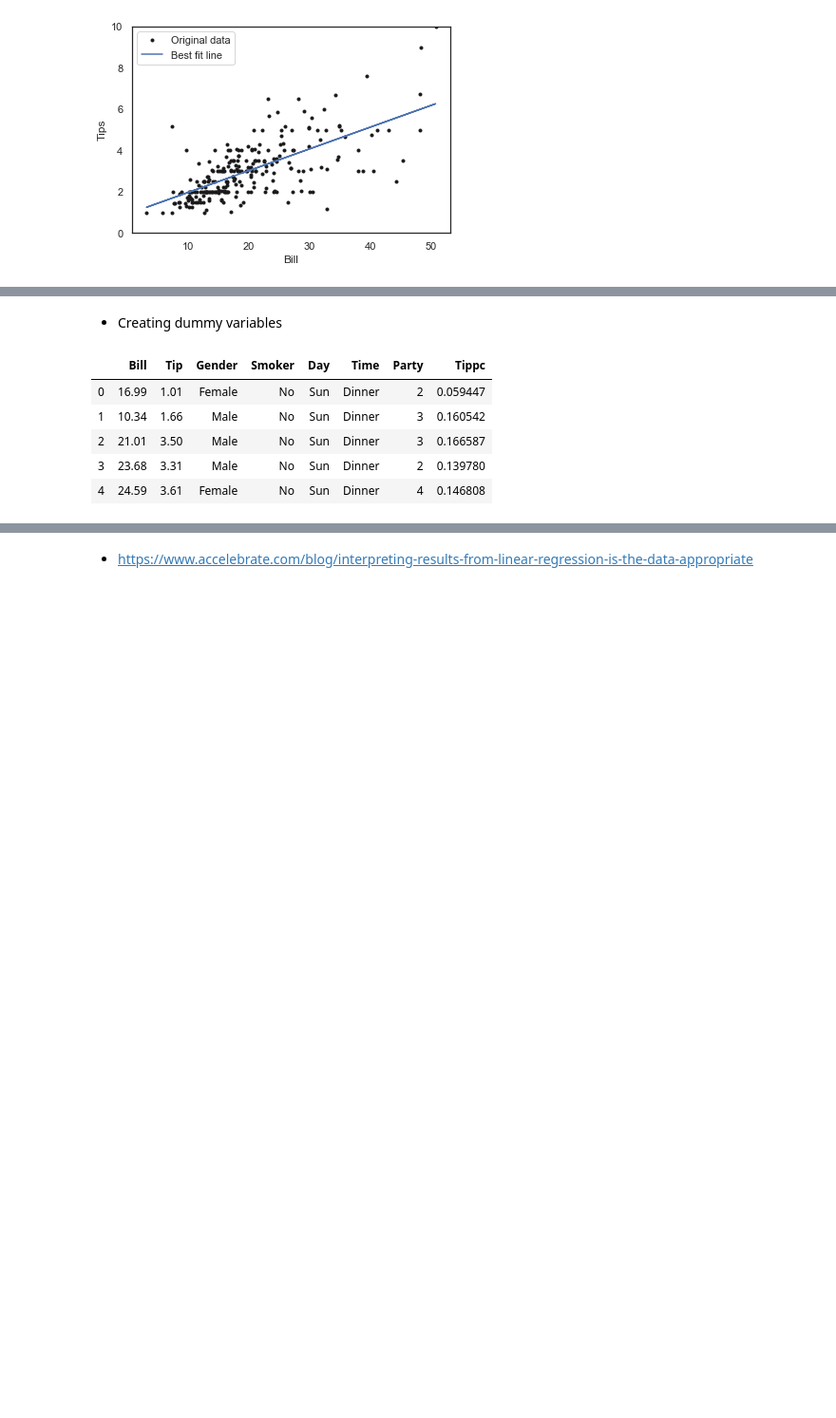
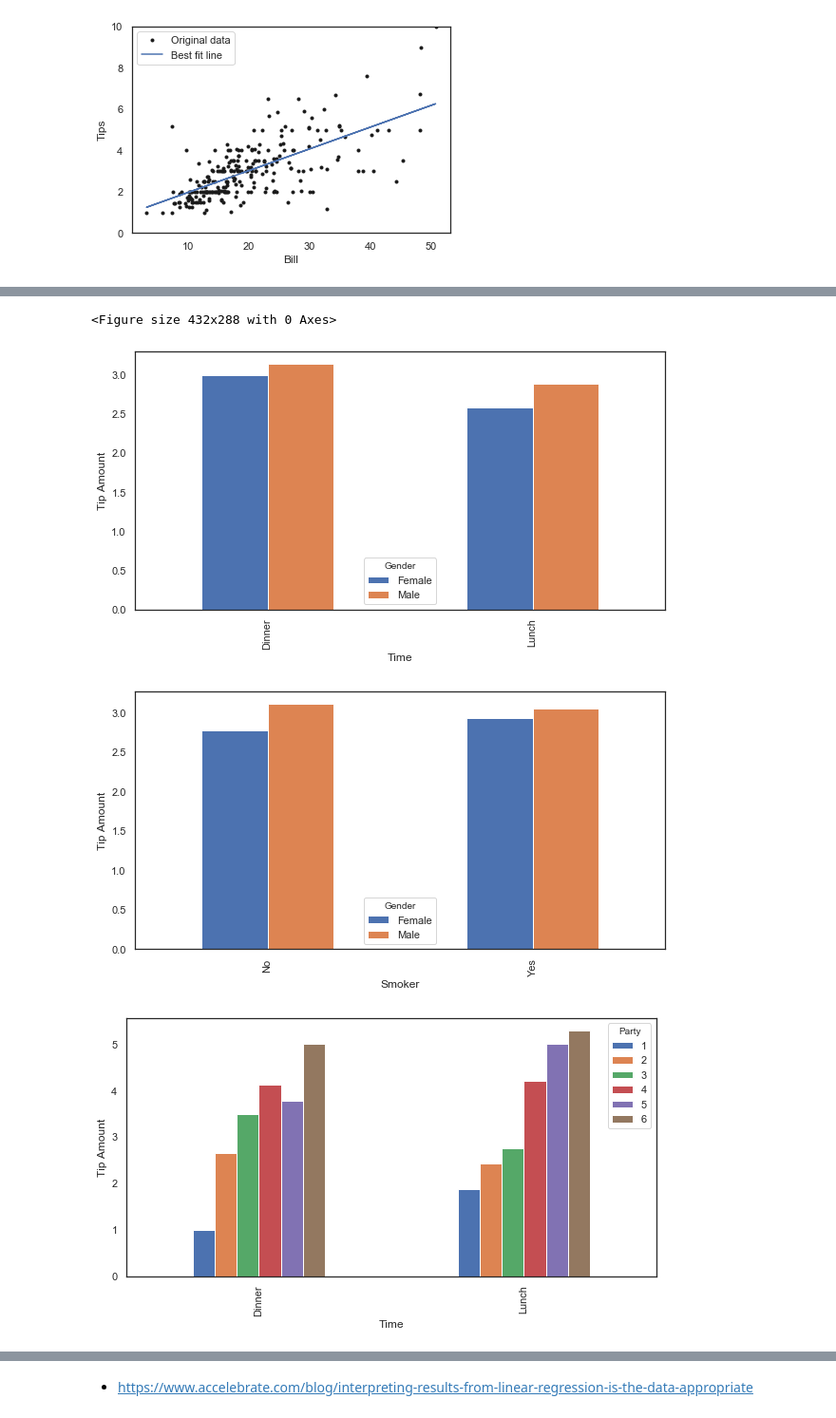
Before and after one commit to pocathain08/Fund_of_Data_Analysis, a Jupyter notebook: Fund_of_Data_Analysis_Assessment.ipynb, the cells around one changed output, grey strips where cells are left out. Shown: that part at 95% size. Saved outputs shown, nothing was run; the diff lists cells and outputs as text; code cells hidden in the pictures; blank space fills up the shorter version.

```diff
--- a/Fund_of_Data_Analysis_Assessment.ipynb
+++ b/Fund_of_Data_Analysis_Assessment.ipynb
@@ -220,17 +285,21 @@ Red line cost with m =  0.11 and c =  0.92: is   260.63
 - The aim of this experiment is to determine what circumstances maxamises the Tip payable, this is done by minimising the Cost(m,c). Of course the data outlined above doesn't take into account, time, gender, smoker, so the model is not entirely accurate.
-# %% [markdown]
-- Creating dummy variables
-# %%
-df.head()
-# %% [output]
-|  | Bill | Tip | Gender | Smoker | Day | Time | Party | Tippc |
-| 0 | 16.99 | 1.01 | Female | No | Sun | Dinner | 2 | 0.059447 |
-| 1 | 10.34 | 1.66 | Male | No | Sun | Dinner | 3 | 0.160542 |
-| 2 | 21.01 | 3.50 | Male | No | Sun | Dinner | 3 | 0.166587 |
-| 3 | 23.68 | 3.31 | Male | No | Sun | Dinner | 2 | 0.139780 |
-| 4 | 24.59 | 3.61 | Female | No | Sun | Dinner | 4 | 0.146808 |
-# %%
-df['Sex_male']=df.Gender.map({'Female':False,'Male':True})
-df['Smokes'] = df.Smoker.map({'No': False, 'Yes': True})
-df['Dinner'] = df.Time.map({'Lunch': False, 'Dinner': True})
-df['Day_w'] = df.Day.map({'Sun': 0, 'Mon': 1, 'Tue' : 2, 'Wed' : 3, 'Thu' : 4, 'Fri': 5, 'Sat': 6 })
+# %%
+plt.figure(1)
+df.groupby(['Gender', 'Time'])['Tip'].mean().unstack(level=0).plot(kind='bar', figsize=(10,5))
+plt.ylabel('Tip Amount')
+
+plt.figure(2)
+df.groupby(['Gender', 'Smoker'])['Tip'].mean().unstack(level=0).plot(kind='bar', figsize=(10,5))
+plt.ylabel('Tip Amount')
+
+plt.figure(3)
+df.groupby(['Party', 'Time'])['Tip'].mean().unstack(level=0).plot(kind='bar', figsize=(10,5))
+plt.ylabel('Tip Amount')
+
+
+plt.show()
+# %% [output]
+<Figure size 432x288 with 0 Axes>
+[figure, added]
+[figure, added]
+[figure, added]
```
Also changed, not shown: parts of 17 cells of this notebook, 1 other file.
